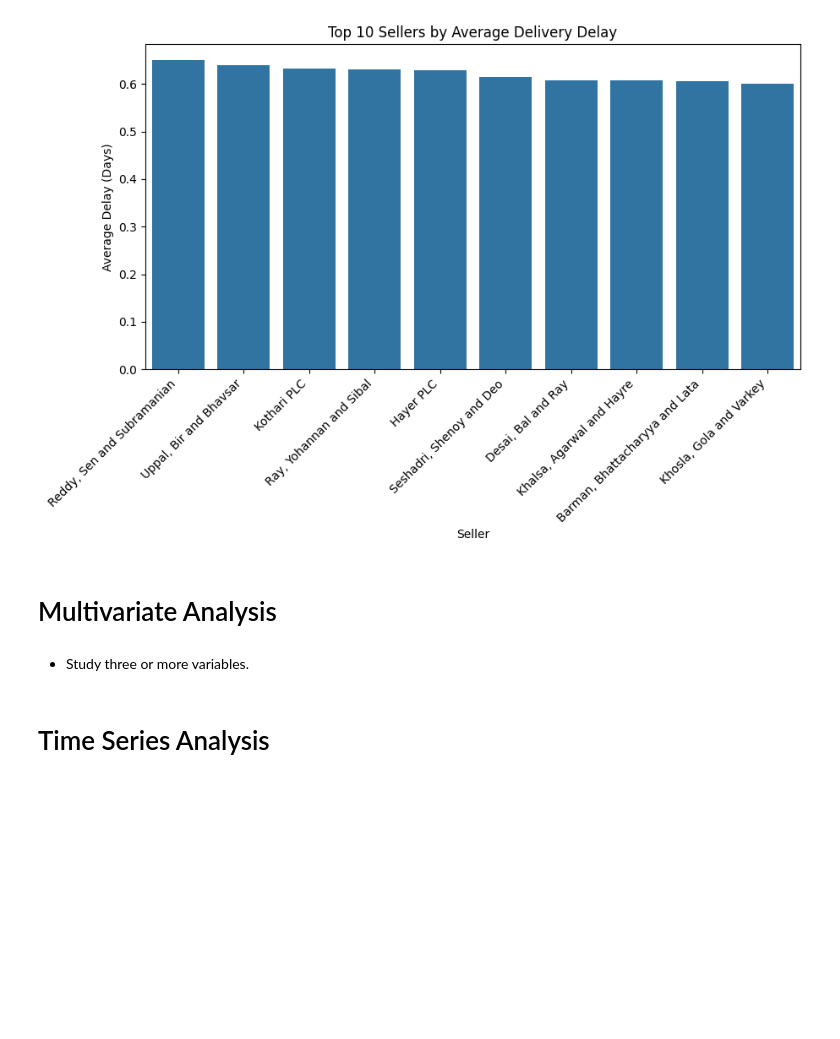
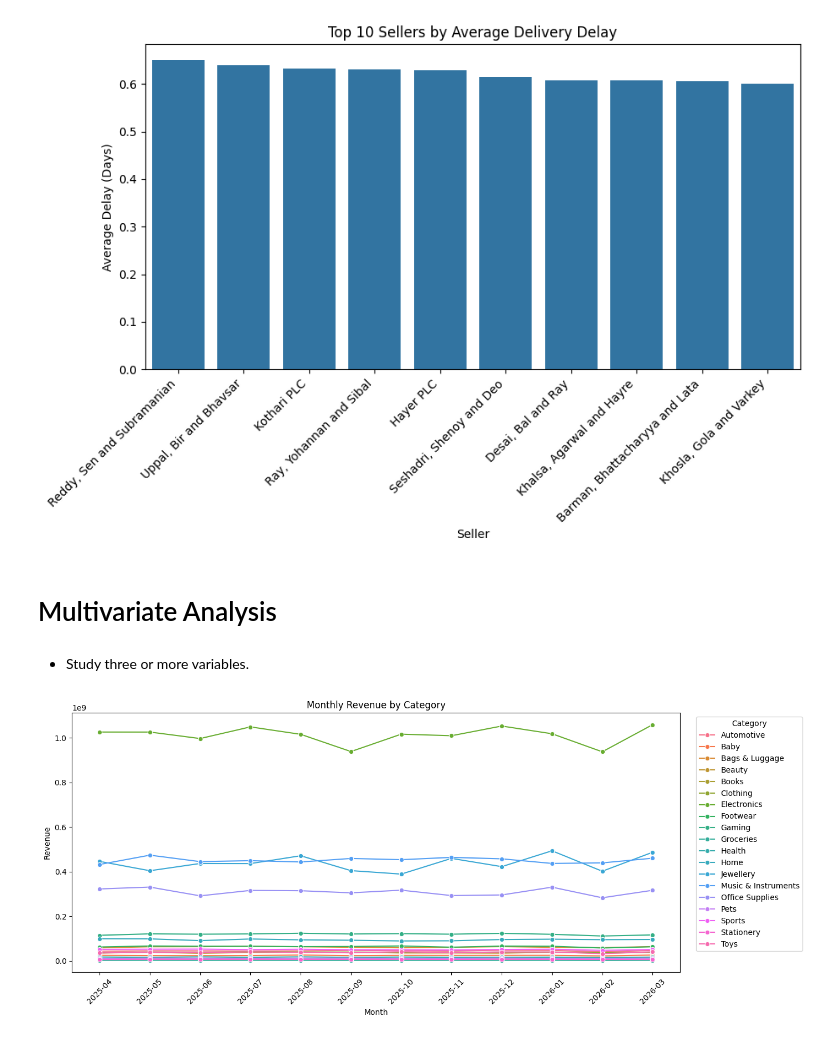
Before and after one commit to BhupathiTharun/Supply-chain-data-warehouse, a Jupyter notebook: notebooks/03_EDA.ipynb, the cells around one changed output. Drawn from its saved outputs; the diff is of its cells as text; code cells hidden in the pictures; blank space fills up the shorter version.

Commit message:
multivariante analysis

```diff
--- a/notebooks/03_EDA.ipynb
+++ b/notebooks/03_EDA.ipynb
@@ -1107,5 +1103,31 @@ plt.show()
 # Multivariate Analysis
 # %% [markdown]
 - Study three or more variables.
-# %% [markdown]
-# Time Series Analysis
+# %%
+df2['order_month'] = df2['order_date'].dt.to_period('M').astype(str)
+# %%
+monthly_category_revenue = (
+    df2.groupby(['order_month', 'category'])['net_amount']
+       .sum()
+       .reset_index(name='revenue')
+)
+
+plt.figure(figsize=(14,6))
+
+sns.lineplot(
+    data=monthly_category_revenue,
+    x='order_month',
+    y='revenue',
+    hue='category',
+    marker='o'
+)
+
+plt.title("Monthly Revenue by Category")
+plt.xlabel("Month")
+plt.ylabel("Revenue")
+plt.xticks(rotation=45)
+plt.legend(title="Category", bbox_to_anchor=(1.02, 1), loc='upper left')
+plt.tight_layout()
+plt.show()
+# %% [output]
+[figure, added]
```
Also changed, not shown: parts of 4 cells of this notebook, 1 other file.
